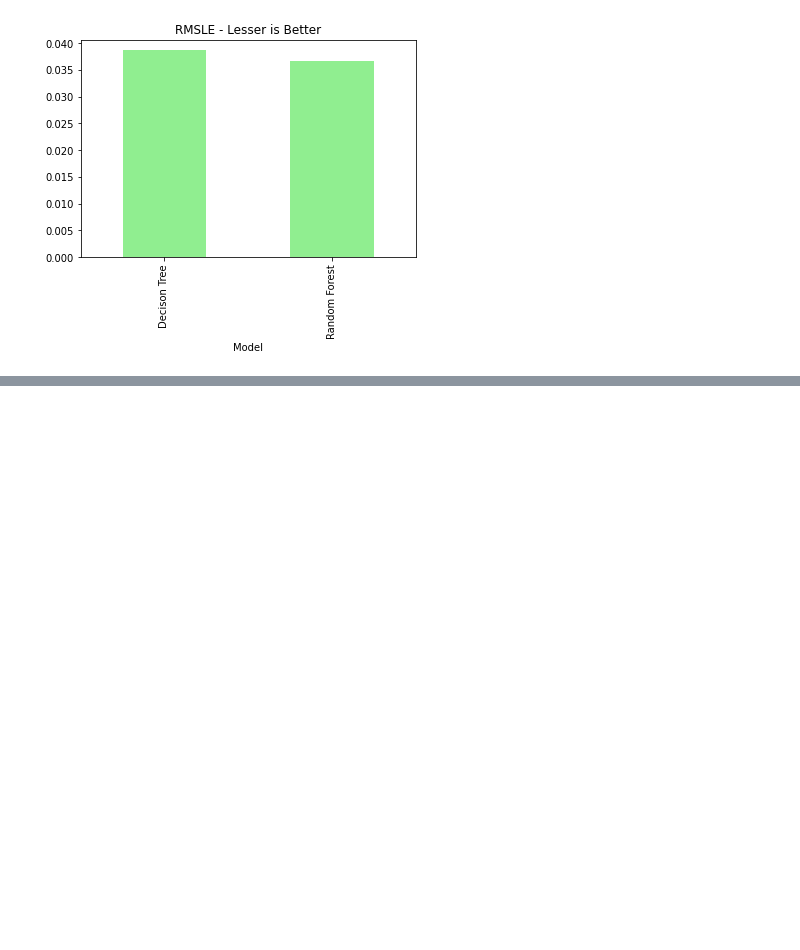
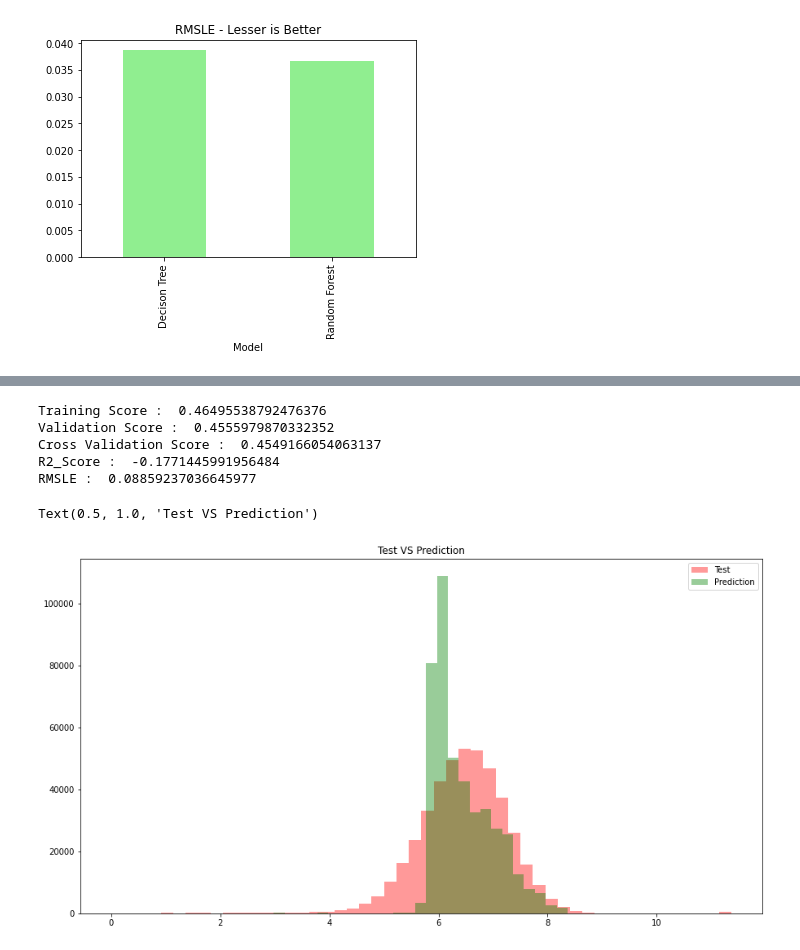
Before and after one commit to Vidhuran-Rajendran/NYC-Taxi-Trip-Time-Prediction, a Jupyter notebook: NYC_Taxi_Trip_Time_Prediction_Capstone_Project.ipynb, the cells around one changed output, grey strips where cells are left out. Drawn from its saved outputs; the diff is of its cells as text; code cells hidden in the pictures; blank space fills up the shorter version.

```diff
--- a/NYC_Taxi_Trip_Time_Prediction_Capstone_Project.ipynb
+++ b/NYC_Taxi_Trip_Time_Prediction_Capstone_Project.ipynb
@@ -668,0 +741,28 @@ y = np.log(nyc_taxi_df['trip_duration']).values
+# %%
+#Examining metrics
+
+print ("Training Score : " , dt.score(X_train, y_train))
+print ("Validation Score : ", dt.score(X_test, y_test))
+print ("Cross Validation Score : " , cross_val_score(dt, X_train, y_train, cv=5).mean())
+print ("R2_Score : ", r2_score(dt_pred, y_test))
+print ("RMSLE : ", np.sqrt(mean_squared_log_error(dt_pred, y_test)))
+# %% [output]
+Training Score :  0.46495538792476376
+Validation Score :  0.4555979870332352
+Cross Validation Score :  0.4549166054063137
+R2_Score :  -0.1771445991956484
+RMSLE :  0.08859237036645977
+# %%
+#prediction vs reality check
+
+plt.figure(figsize=(15,8))
+plt.subplot(1,1,1)
+sns.distplot(y_test, kde=False, color="red", label="Test")
+
+plt.subplot(1,1,1)
+sns.distplot(dt_pred, kde=False, color="green", label="Prediction")
+plt.legend()
+plt.title("Test VS Prediction")
+# %% [output]
+Text(0.5, 1.0, 'Test VS Prediction')
+[figure, added]
```
Also changed, not shown: parts of 6 cells of this notebook.
